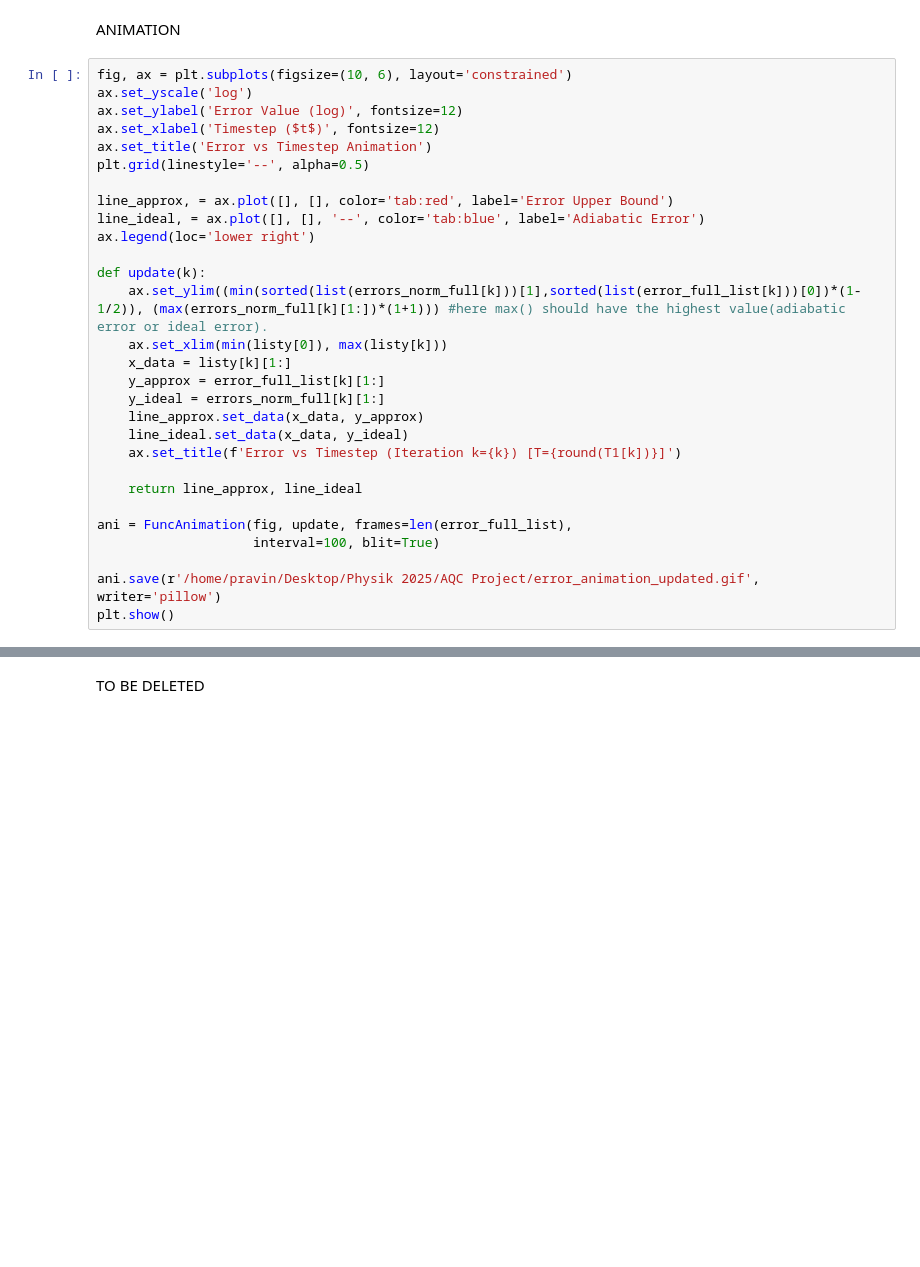
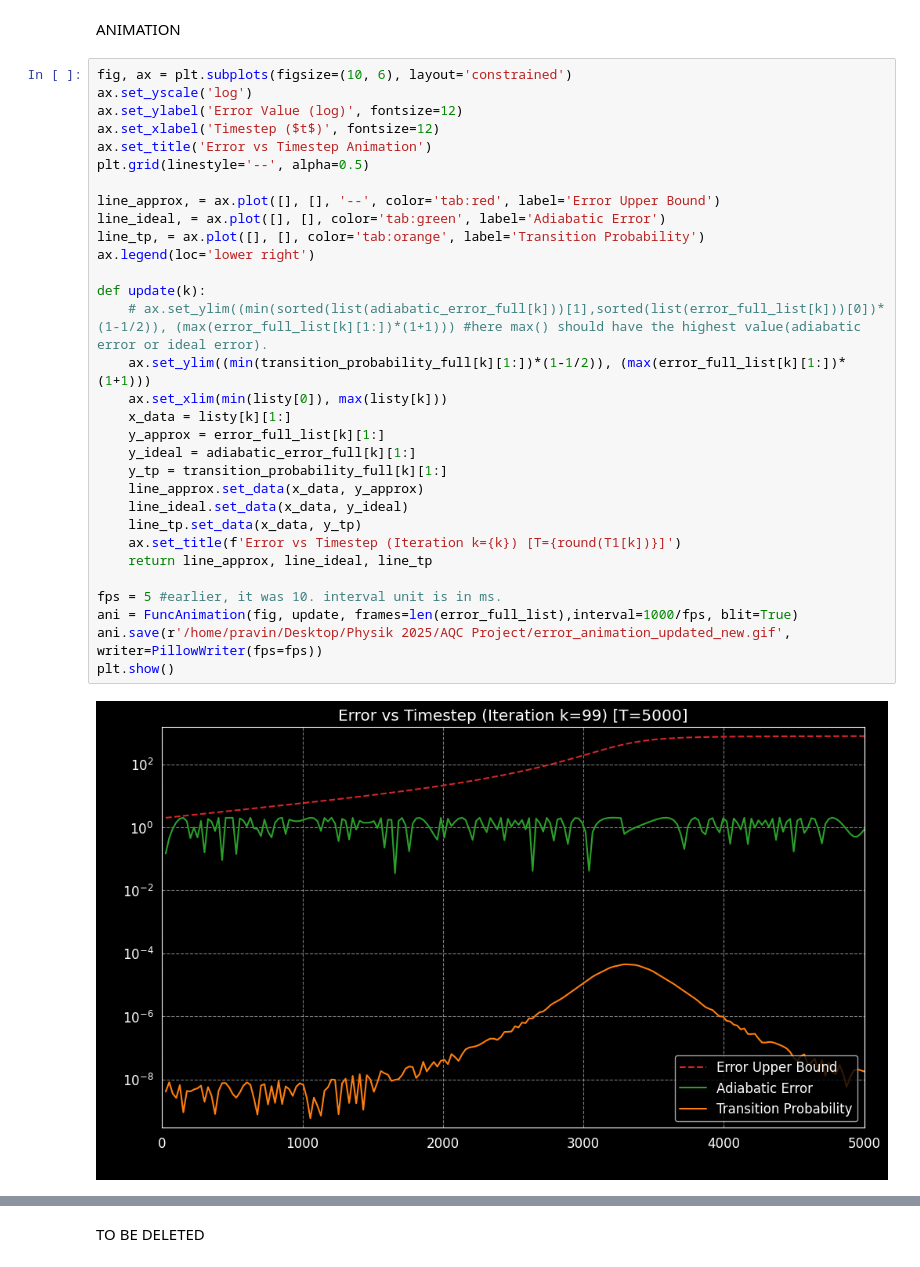
Before and after one commit to Usernotfoundoops/Adibatic_Quantum_Computing, a Jupyter notebook: Adiabatic Theorem Implementation (Muti.T) [t fix].ipynb, the cells around one changed output, grey strips where cells are left out. Drawn from its saved outputs; the diff is of its cells as text; blank space fills up the shorter version.

Commit message:
fixed bugs and proper t implementation with animation.

```diff
--- a/Adiabatic Theorem Implementation (Muti.T) [t fix].ipynb
+++ b/Adiabatic Theorem Implementation (Muti.T) [t fix].ipynb
@@ -349,32 +295,36 @@ ANIMATION
 # %%
 fig, ax = plt.subplots(figsize=(10, 6), layout='constrained')
 ax.set_yscale('log')
 ax.set_ylabel('Error Value (log)', fontsize=12)
 ax.set_xlabel('Timestep ($t$)', fontsize=12)
 ax.set_title('Error vs Timestep Animation')
 plt.grid(linestyle='--', alpha=0.5)
 
-line_approx, = ax.plot([], [], color='tab:red', label='Error Upper Bound')
-line_ideal, = ax.plot([], [], '--', color='tab:blue', label='Adiabatic Error')
+line_approx, = ax.plot([], [], '--', color='tab:red', label='Error Upper Bound')
+line_ideal, = ax.plot([], [], color='tab:green', label='Adiabatic Error')
+line_tp, = ax.plot([], [], color='tab:orange', label='Transition Probability')
 ax.legend(loc='lower right')
 
 def update(k):
-    ax.set_ylim((min(sorted(list(errors_norm_full[k]))[1],sorted(list(error_full_list[k]))[0])*(1-1/2)), (max(errors_norm_full[k][1:])*(1+1))) #here max() should have the highest value(adiabatic error or ideal error).
+    # ax.set_ylim((min(sorted(list(adiabatic_error_full[k]))[1],sorted(list(error_full_list[k]))[0])*(1-1/2)), (max(error_full_list[k][1:])*(1+1))) #here max() should have the highest value(adiabatic error or ideal error).
+    ax.set_ylim((min(transition_probability_full[k][1:])*(1-1/2)), (max(error_full_list[k][1:])*(1+1)))
     ax.set_xlim(min(listy[0]), max(listy[k]))
     x_data = listy[k][1:]
     y_approx = error_full_list[k][1:]
-    y_ideal = errors_norm_full[k][1:]
+    y_ideal = adiabatic_error_full[k][1:]
+    y_tp = transition_probability_full[k][1:]
     line_approx.set_data(x_data, y_approx)
     line_ideal.set_data(x_data, y_ideal)
+    line_tp.set_data(x_data, y_tp)
     ax.set_title(f'Error vs Timestep (Iteration k={k}) [T={round(T1[k])}]')
+    return line_approx, line_ideal, line_tp
 
-    return line_approx, line_ideal
-
-ani = FuncAnimation(fig, update, frames=len(error_full_list),
-                    interval=100, blit=True)
-
-ani.save(r'/home/pravin/Desktop/Physik 2025/AQC Project/error_animation_updated.gif', writer='pillow')
+fps = 5 #earlier, it was 10. interval unit is in ms.
+ani = FuncAnimation(fig, update, frames=len(error_full_list),interval=1000/fps, blit=True)
+ani.save(r'/home/pravin/Desktop/Physik 2025/AQC Project/error_animation_updated_new.gif', writer=PillowWriter(fps=fps))
 plt.show()
+# %% [output]
+[figure, added]
 # %%
 fig, ax = plt.subplots(figsize=(10,6),layout='constrained')
 ax.set_yscale('log')
```
Also changed, not shown: parts of 12 cells of this notebook.
